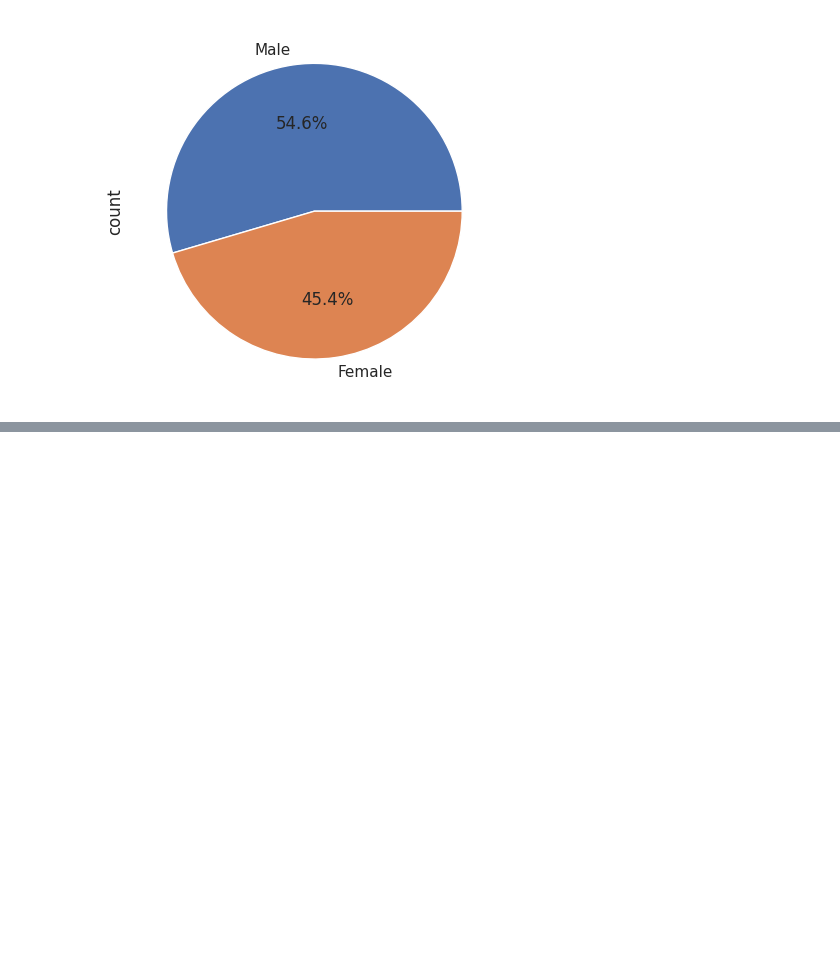
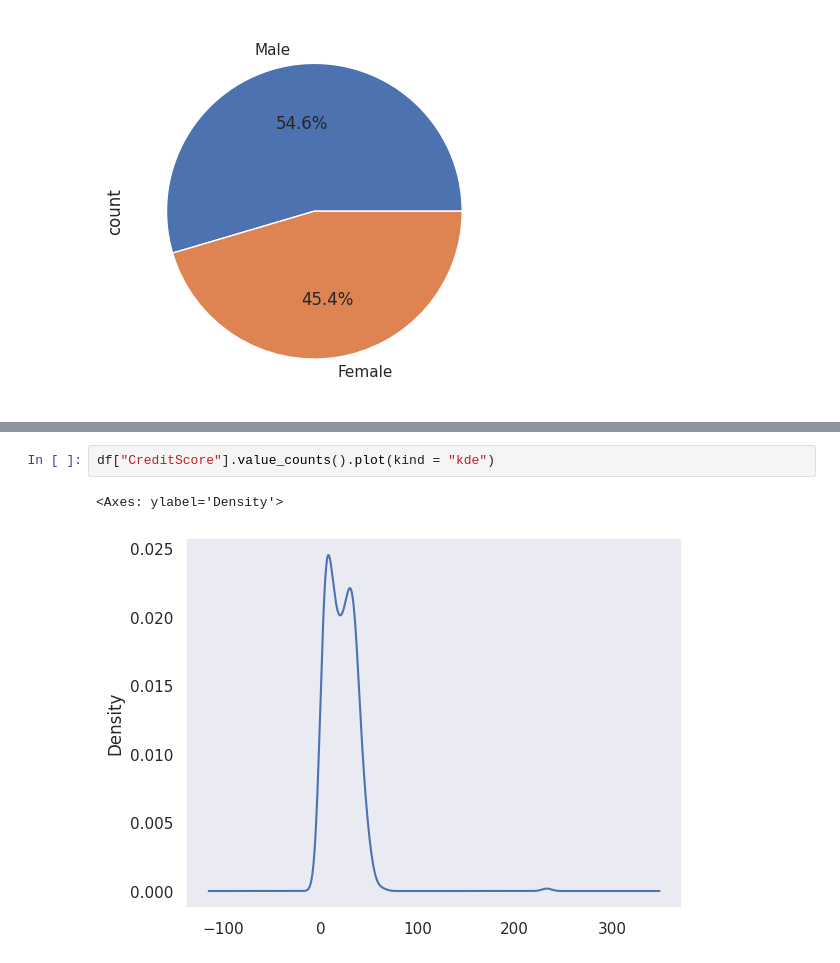
Before and after one commit to YusufAbdurrahmann/Exploratory-Data-Analysis, a Jupyter notebook: exploratory_data_analysis_ipynb.ipynb, the cells around one changed output, grey strips where cells are left out. Saved outputs shown, nothing was run; the diff lists cells and outputs as text; blank space fills up the shorter version.

```diff
--- a/exploratory_data_analysis_ipynb.ipynb
+++ b/exploratory_data_analysis_ipynb.ipynb
@@ -46,0 +100,5 @@ df["Gender"].value_counts().plot(kind = "pie", autopct = "%1.1f%%")
+# %%
+df["CreditScore"].value_counts().plot(kind = "kde")
+# %% [output]
+<Axes: ylabel='Density'>
+[figure, added]
```
Also changed, not shown: parts of 9 cells of this notebook.
